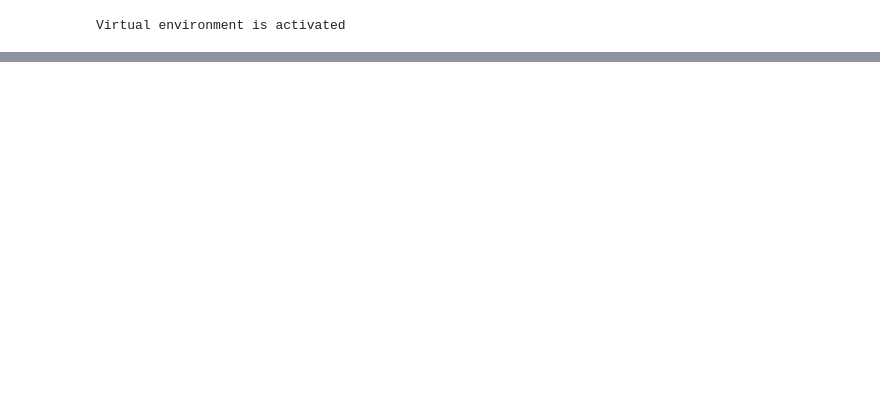
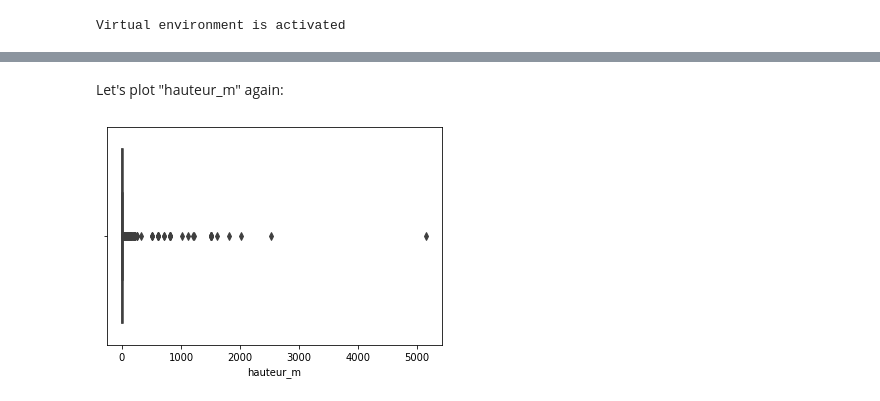
Before and after one commit to SoCrespo/OC-IA-P02, a Jupyter notebook: projet02.ipynb, the cells around one changed output, grey strips where cells are left out. Saved outputs shown, nothing was run; the diff lists cells and outputs as text; code cells hidden in the pictures; blank space fills up the shorter version.

```diff
--- a/projet02.ipynb
+++ b/projet02.ipynb
@@ -110,0 +130,6 @@ scaled_circonference = scaler.fit(circonference)
+# %% [markdown]
+Let's plot "hauteur_m" again:
+# %%
+haut = sns.boxplot(x=arbres["hauteur_m"])
+# %% [output]
+[figure, added]
```
Also changed, not shown: parts of 44 cells of this notebook.
